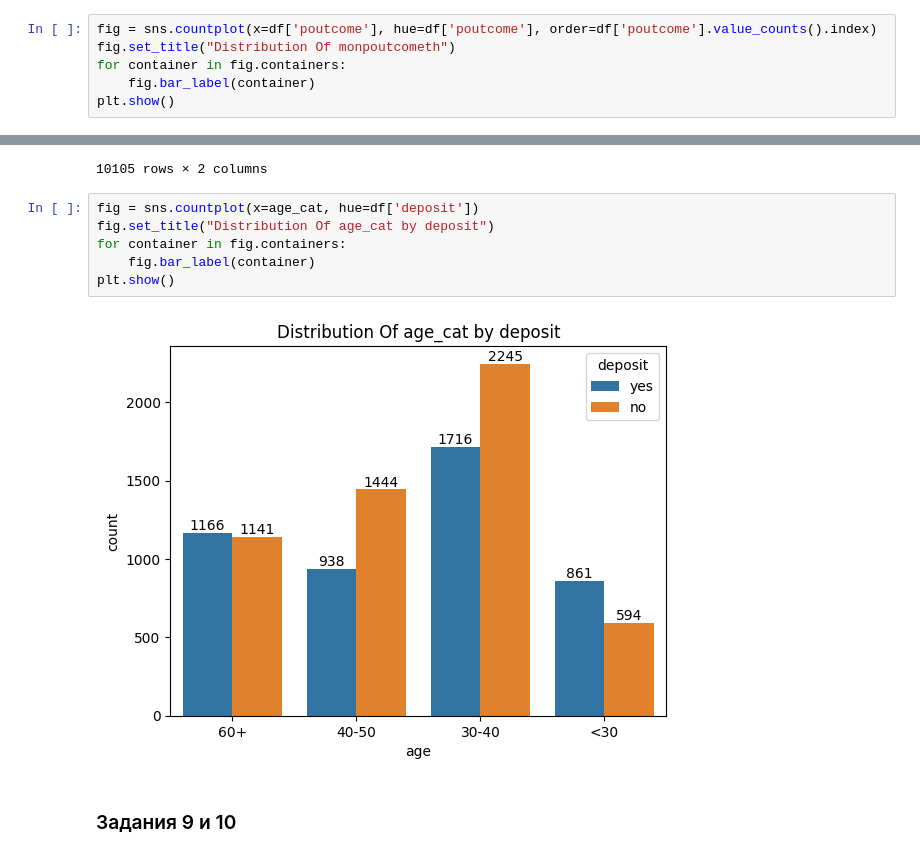
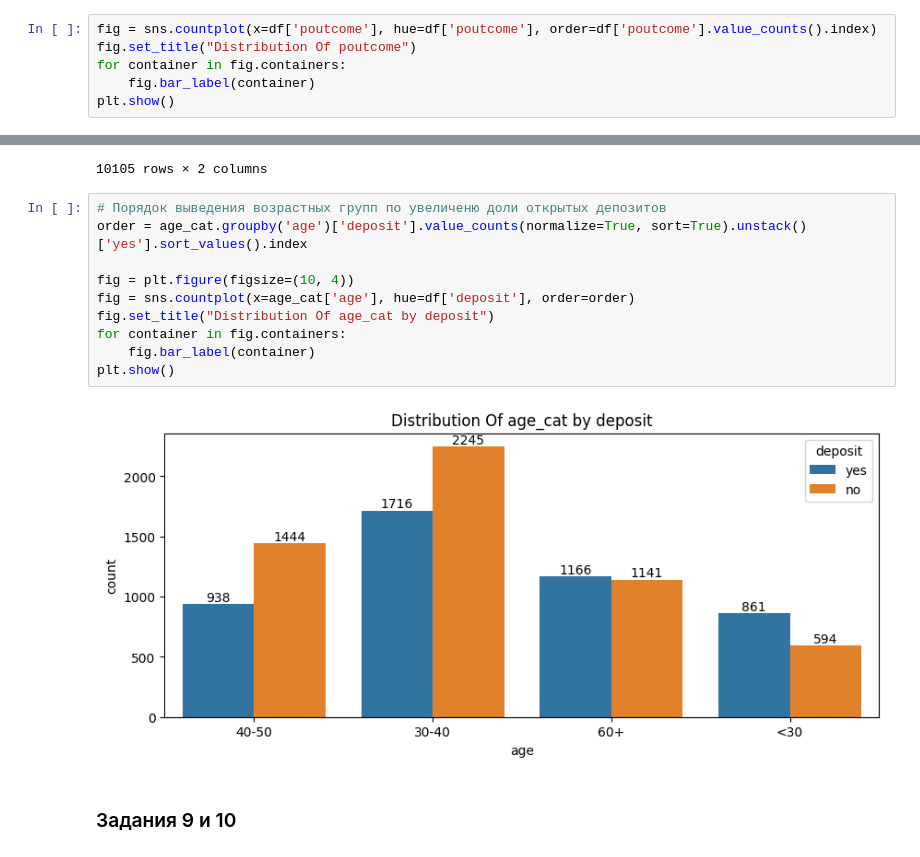
Before and after one commit to Blooodniy/PROJECT-4, a Jupyter notebook: Project_4_ML copy.ipynb, the cells around one changed output, grey strips where cells are left out. Saved outputs shown, nothing was run; the diff lists cells and outputs as text.

```diff
--- a/Project_4_ML copy.ipynb
+++ b/Project_4_ML copy.ipynb
@@ -300,6 +354,6 @@ number of months: 12
 # %%
 fig = sns.countplot(x=df['poutcome'], hue=df['poutcome'], order=df['poutcome'].value_counts().index)
-fig.set_title("Distribution Of monpoutcometh")
+fig.set_title("Distribution Of poutcome")
 for container in fig.containers:
     fig.bar_label(container)
 plt.show()
@@ -392,13 +457,17 @@ age_cat
 | 11161 | no | 30-40 |
 10105 rows × 2 columns
 # %%
-fig = sns.countplot(x=age_cat, hue=df['deposit'])
+# Порядок выведения возрастных групп по увеличеню доли открытых депозитов
+order = age_cat.groupby('age')['deposit'].value_counts(normalize=True, sort=True).unstack()['yes'].sort_values().index
+
+fig = plt.figure(figsize=(10, 4))
+fig = sns.countplot(x=age_cat['age'], hue=df['deposit'], order=order)
 fig.set_title("Distribution Of age_cat by deposit")
 for container in fig.containers:
     fig.bar_label(container)
 plt.show()
 # %% [output]
-[figure, old version]
+[figure, new version]
 # %% [markdown]
 ### Задания 9 и 10
 # %%
```
Also changed, not shown: parts of 27 cells of this notebook.
